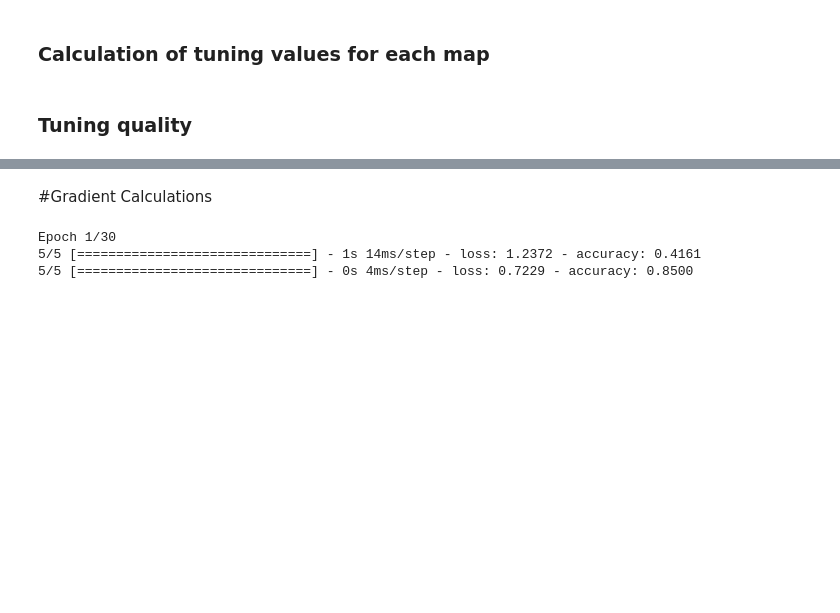
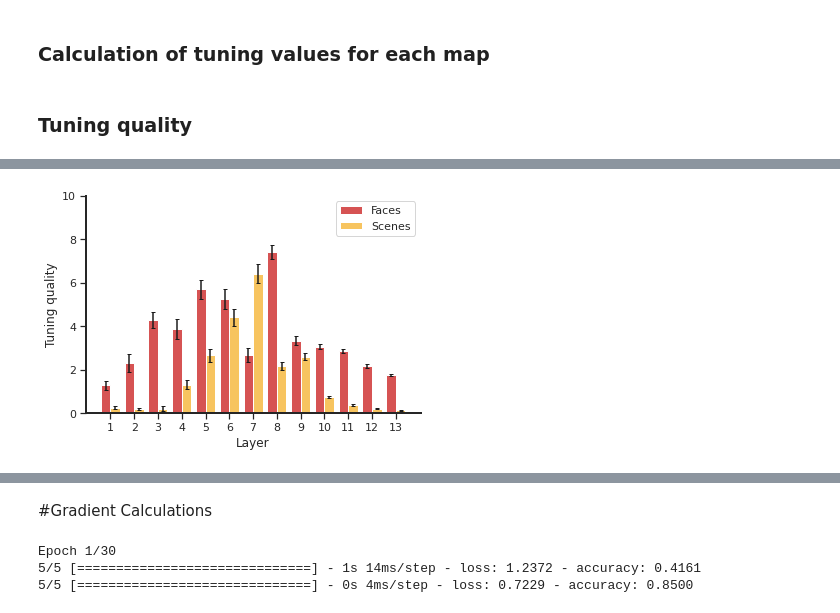
Before and after one commit to soukhind2/vgg16obj, a Jupyter notebook: VGG_Face_4class.ipynb, the cells around one changed output, grey strips where cells are left out. Drawn from its saved outputs; the diff is of its cells as text; code cells hidden in the pictures; blank space fills up the shorter version.

```diff
--- a/VGG_Face_4class.ipynb
+++ b/VGG_Face_4class.ipynb
@@ -490,3 +512,42 @@ Text(0.5, 1.0, 'Tuning quality for Scenes')
+# %%
+plt.rcParams['figure.dpi'] = 72
+
+m = np.empty([13])
+n = np.empty([13])
+merr = np.empty([13])
+nerr = np.empty([13])
+
+r1 = np.arange(13)
+barW = 0.4
+r2 = [x + barW for x in r1]
+
+for cat in range(13):
+  m[cat] = np.mean(tun_q_face[cat])
+  merr[cat] = stats.sem(tun_q_face[cat])
+  n[cat] = np.mean(tun_q_scene[cat])
+  nerr[cat] = stats.sem(tun_q_scene[cat])
+
+ax = plt.subplot(111)
+
+
+ax.bar(r1,m,width = barW,label='Faces',yerr = merr,capsize=2,color = '#D65353')
+ax.bar(r2,n,width = barW,label='Scenes',yerr = nerr,capsize=2,color = '#F7C45F')
+plt.xticks([r + barW/2 for r in range(13)], np.arange(1,14))
+plt.legend()
+plt.ylabel('Tuning quality')
+plt.xlabel('Layer')
+ax.set_ylim(0,10)
+
+
+ax.spines['right'].set_visible(False)
+ax.spines['top'].set_visible(False)
+ax.spines['left'].set_linewidth(2)
+ax.spines['bottom'].set_linewidth(2)
+
+plt.savefig('imtrain_tun_q.png')  # saves the current figure
+plt.savefig('imtrain_tun_q.jpeg')  # saves the current figure
+# %% [output]
+[figure, added]
 # %%
 idx = [[-1 for item in subl] for subl in fc[0]]
 for layer in range(13):
```
Also changed, not shown: parts of 29 cells of this notebook.
